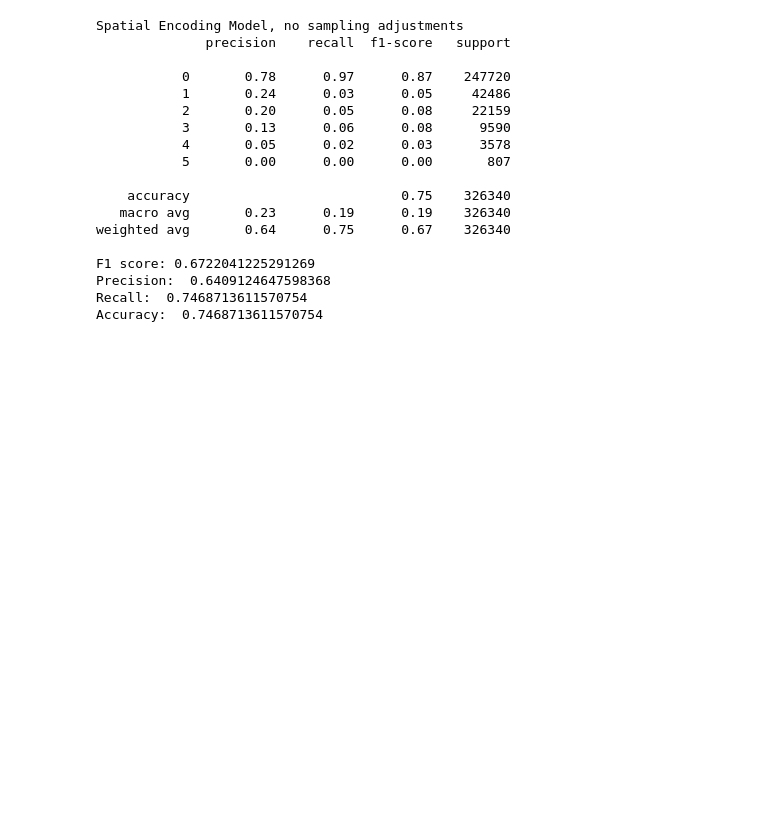
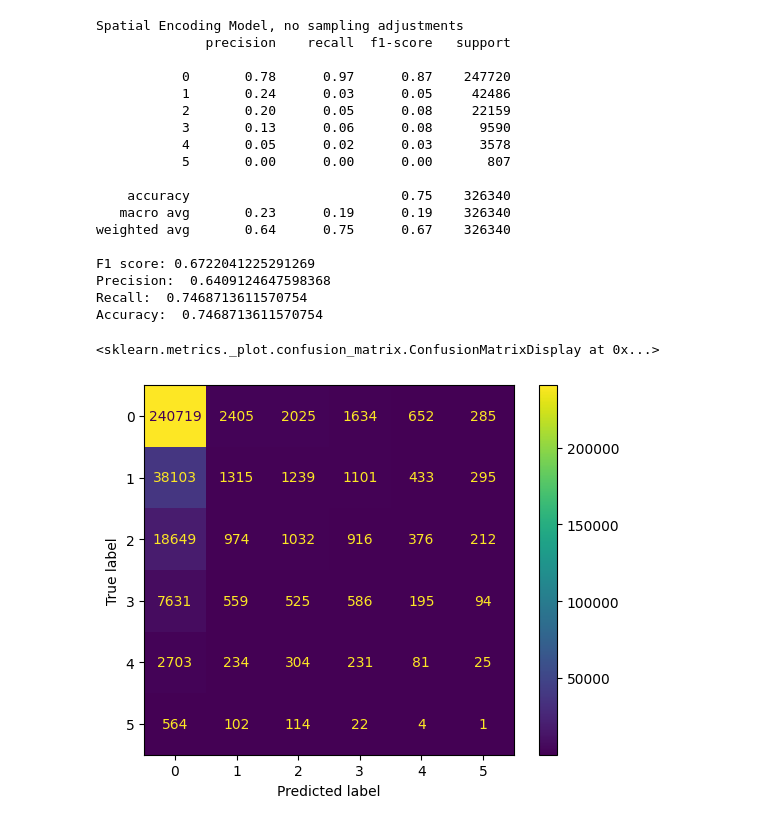
Before and after one commit to babusid/ECE461P_Project, a Jupyter notebook: models/catboost3_spatialEncoding.ipynb, the cells around one changed output. Drawn from its saved outputs; the diff is of its cells as text; code cells hidden in the pictures; blank space fills up the shorter version.

```diff
--- a/models/catboost3_spatialEncoding.ipynb
+++ b/models/catboost3_spatialEncoding.ipynb
@@ -163,3 +163,9 @@ F1 score: 0.6722041225291269
 Precision:  0.6409124647598368
 Recall:  0.7468713611570754
 Accuracy:  0.7468713611570754
+# %%
+cm = confusion_matrix(test['score'], preds)
+ConfusionMatrixDisplay(cm).plot()
+# %% [output]
+<sklearn.metrics._plot.confusion_matrix.ConfusionMatrixDisplay at 0x...>
+[figure, added]
```
Also changed, not shown: parts of 3 cells of this notebook, 3 other files.
